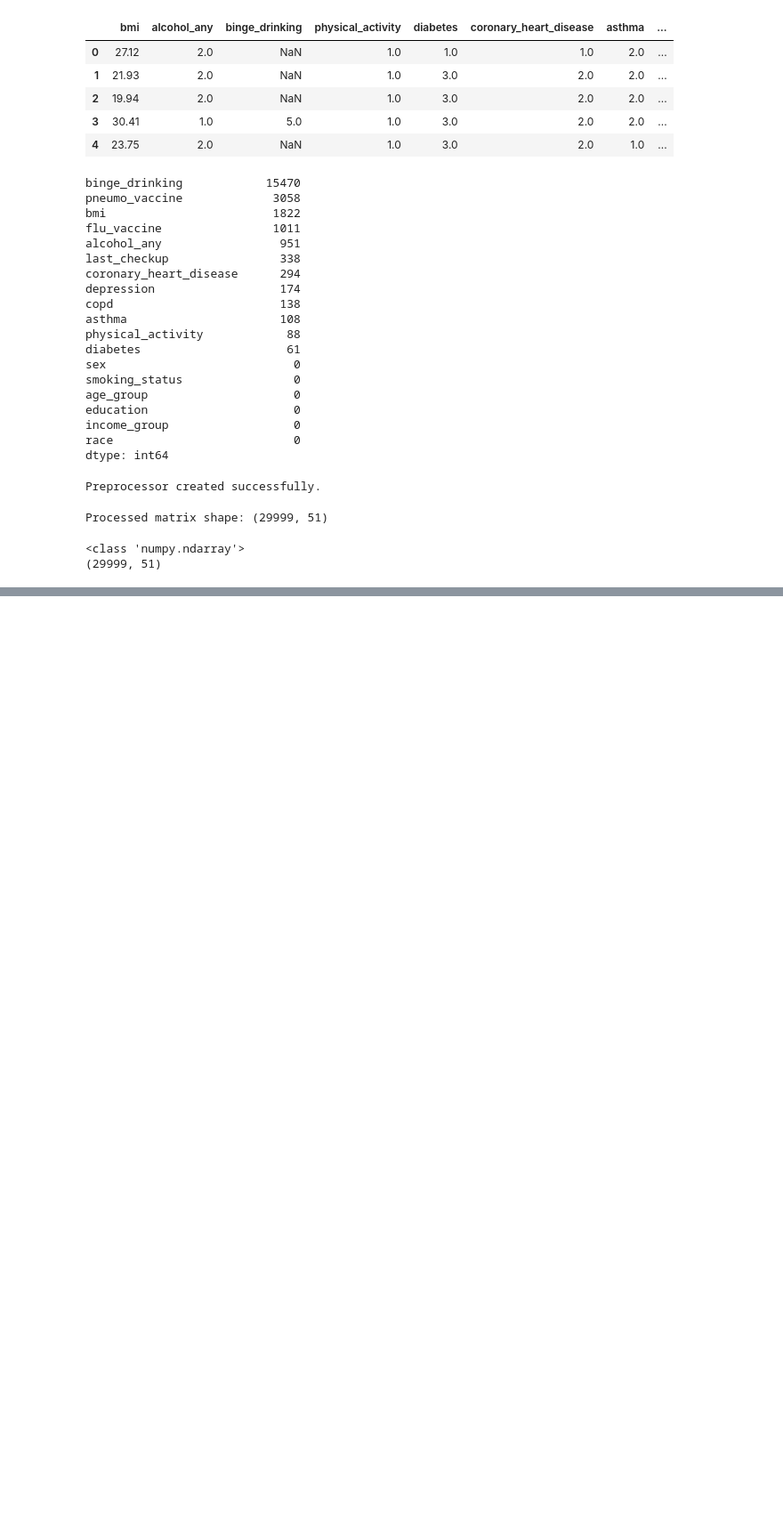
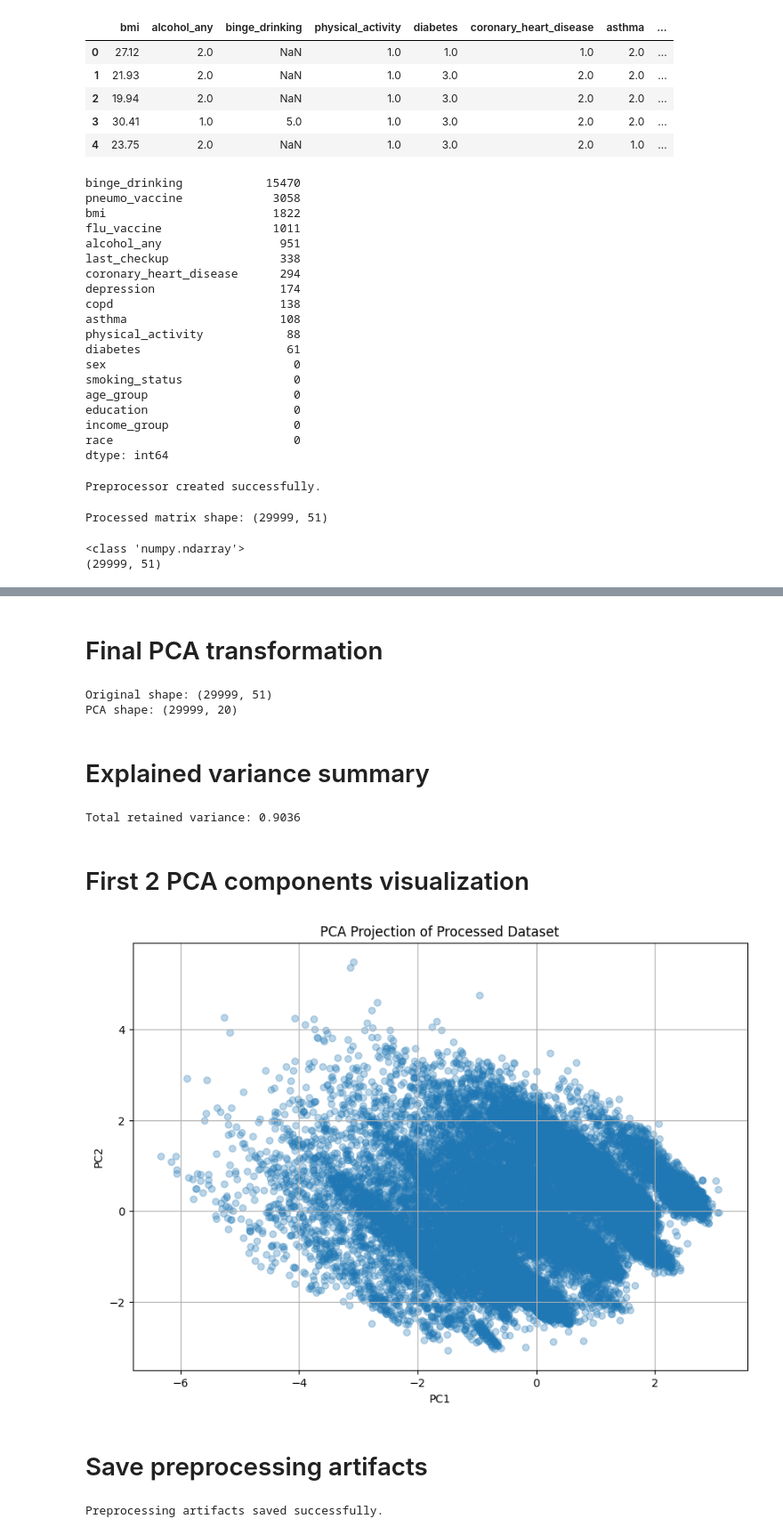
Before and after one commit to Santyago710/challenge5__3, a Jupyter notebook: notebooks/02_preprocessing.ipynb, the cells around one changed output, grey strips where cells are left out. Shown at 89% size. Cells and saved outputs as stored; diff of their text form; code cells hidden in the pictures; blank space fills up the shorter version.

```diff
--- a/notebooks/02_preprocessing.ipynb
+++ b/notebooks/02_preprocessing.ipynb
@@ -814,0 +445,63 @@ Files produced:
+# %% [markdown]
+# Final PCA transformation
+# %%
+pca = PCA(
+    n_components=n_components_90,
+    random_state=RANDOM_STATE
+)
+
+X_pca = pca.fit_transform(X_processed)
+
+print("Original shape:", X_processed.shape)
+print("PCA shape:", X_pca.shape)
+# %% [output]
+Original shape: (29999, 51)
+PCA shape: (29999, 20)
+# %% [markdown]
+# Explained variance summary
+# %%
+
+total_variance = np.sum(pca.explained_variance_ratio_)
+
+print(f"Total retained variance: {total_variance:.4f}")
+# %% [output]
+Total retained variance: 0.9036
+# %% [markdown]
+# First 2 PCA components visualization
+# %%
+
+plt.figure(figsize=(10, 7))
+
+plt.scatter(
+    X_pca[:, 0],
+    X_pca[:, 1],
+    alpha=0.3
+)
+
+plt.xlabel("PC1")
+plt.ylabel("PC2")
+plt.title("PCA Projection of Processed Dataset")
+
+plt.grid(True)
+
+plt.show()
+# %% [output]
+[figure, added]
+# %% [markdown]
+# Save preprocessing artifacts
+# %%
+
+
+os.makedirs("../results", exist_ok=True)
+
+# Save datasets
+np.save("../results/X_processed.npy", X_processed)
+np.save("../results/X_pca.npy", X_pca)
+
+# Save models
+joblib.dump(preprocessor, "../results/preprocessor.pkl")
+joblib.dump(pca, "../results/pca_model.pkl")
+
+print("Preprocessing artifacts saved successfully.")
+# %% [output]
+Preprocessing artifacts saved successfully.
```
Also changed, not shown: parts of 26 cells of this notebook, 3 other files.
